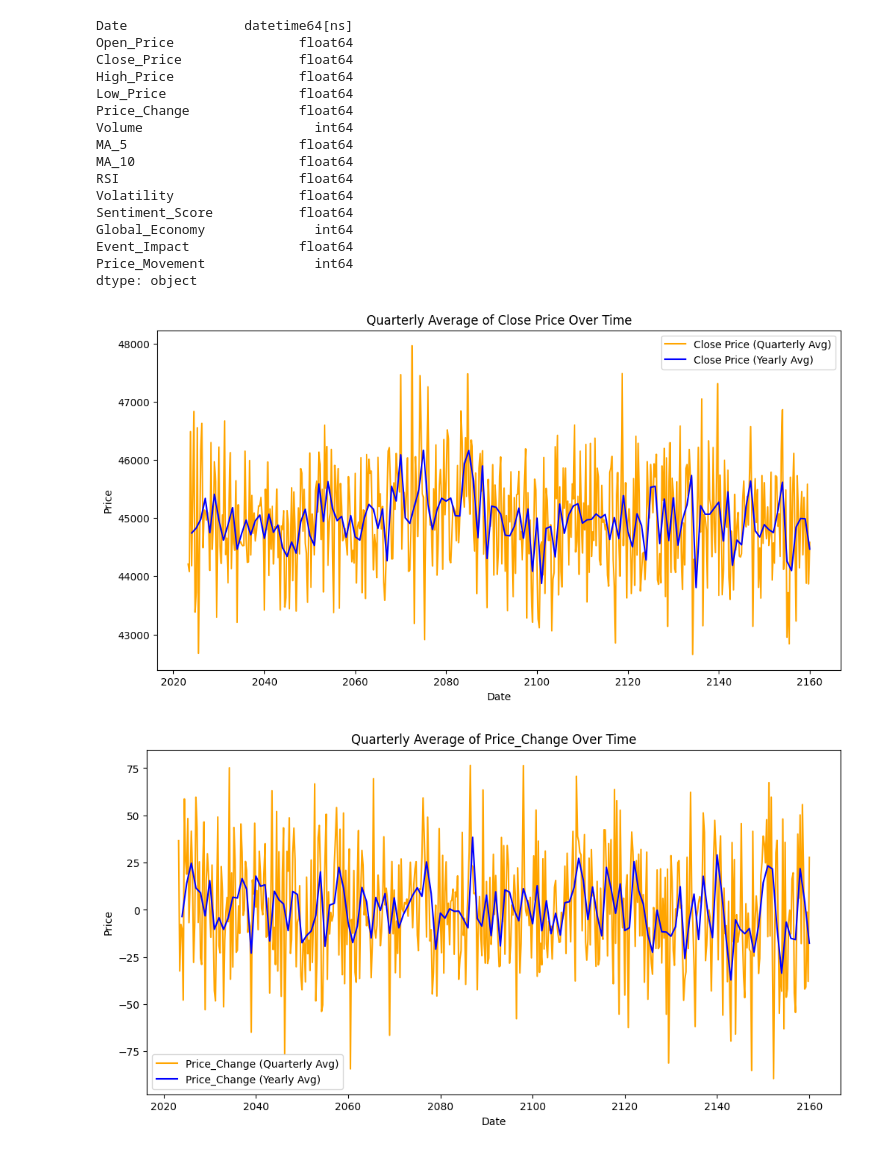
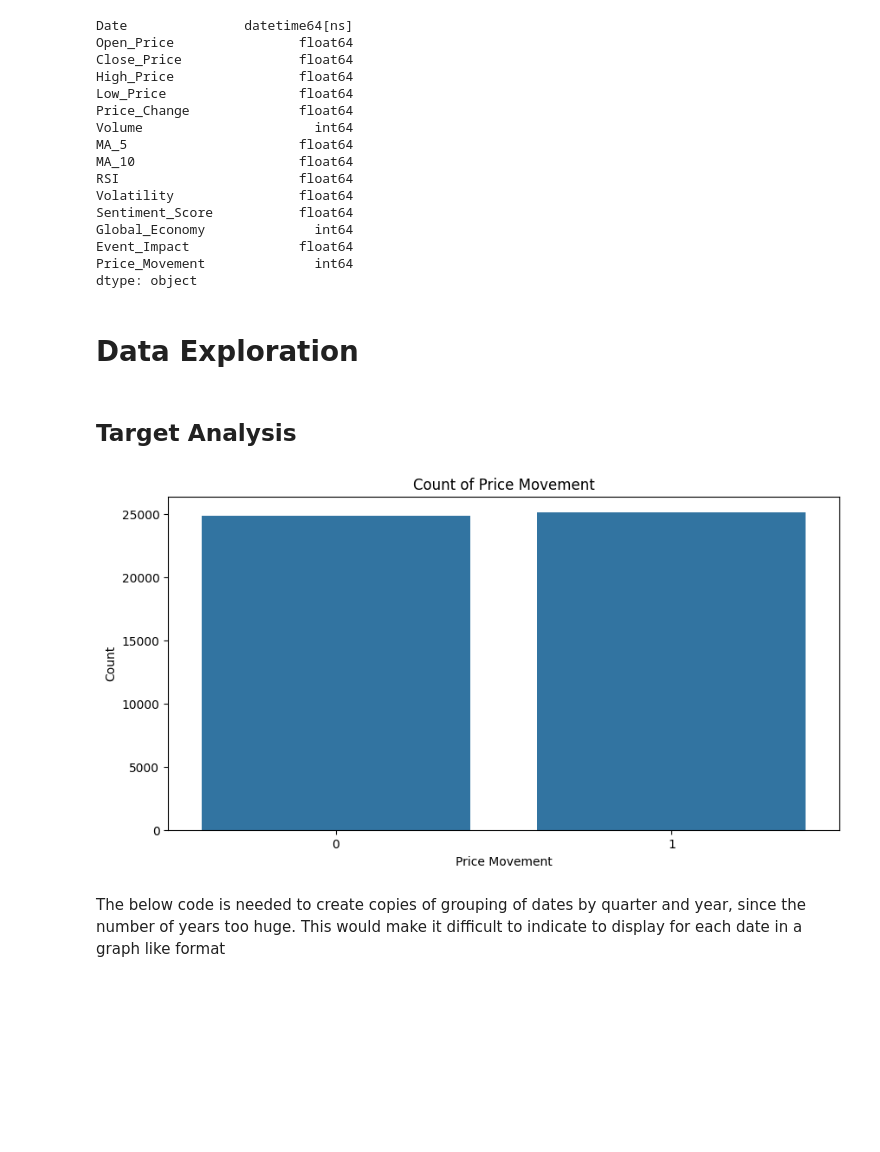
Before and after one commit to kunthshah21/Crypto-Price-Movement-Prediction, a Jupyter notebook: prediction.ipynb, the cells around one changed output. Saved outputs shown, nothing was run; the diff lists cells and outputs as text; code cells hidden in the pictures; blank space fills up the shorter version.

Commit message:
performing various data EDA

```diff
--- a/prediction.ipynb
+++ b/prediction.ipynb
@@ -88,35 +88,23 @@ Global_Economy              int64
 Event_Impact              float64
 Price_Movement              int64
 dtype: object
+# %% [markdown]
+# Data Exploration
+# %% [markdown]
+## Target Analysis
+# %%
+plt.figure(figsize=(10, 5))
+sns.countplot(x='Price_Movement', data=df)
+plt.title('Count of Price Movement')
+plt.xlabel('Price Movement')
+plt.ylabel('Count')
+plt.show()
+# %% [output]
+[figure, added]
+# %% [markdown]
+The below code is needed to create copies of grouping of dates by quarter and year, since the number of years too huge. This would make it difficult to indicate to display for each date in a graph like format
 # %%
 # Group by quarter and calculate the mean of prices
 df_quarter = df.set_index('Date').resample('Q').mean().reset_index()
 df_year = df.set_index('Date').resample('Y').mean().reset_index()
-
-
-plt.figure(figsize=(12, 6))
-plt.plot(df_quarter['Date'], df_quarter['Close_Price'], label='Close Price (Quarterly Avg)', color='orange')
-plt.plot(df_year['Date'], df_year['Close_Price'], label='Close Price (Yearly Avg)', color='blue')
-plt.title('Quarterly Average of Close Price Over Time')
-plt.xlabel('Date')
-plt.ylabel('Price')
-plt.legend()
-plt.show()
+df_month = df.set_index('Date').resample('M').mean().reset_index()
-# %% [output]
-[figure, removed]
-# %%
-# Group by quarter and calculate the mean of prices
-df_quarter = df.set_index('Date').resample('Q').mean().reset_index()
-df_year = df.set_index('Date').resample('Y').mean().reset_index()
-
-
-plt.figure(figsize=(12, 6))
-plt.plot(df_quarter['Date'], df_quarter['Price_Change'], label='Price_Change (Quarterly Avg)', color='orange')
-plt.plot(df_year['Date'], df_year['Price_Change'], label='Price_Change (Yearly Avg)', color='blue')
-plt.title('Quarterly Average of Price_Change Over Time')
-plt.xlabel('Date')
-plt.ylabel('Price')
-plt.legend()
-plt.show()
-# %% [output]
-[figure, removed]
```
Also changed, not shown: parts of 28 cells of this notebook, 3 other files.
